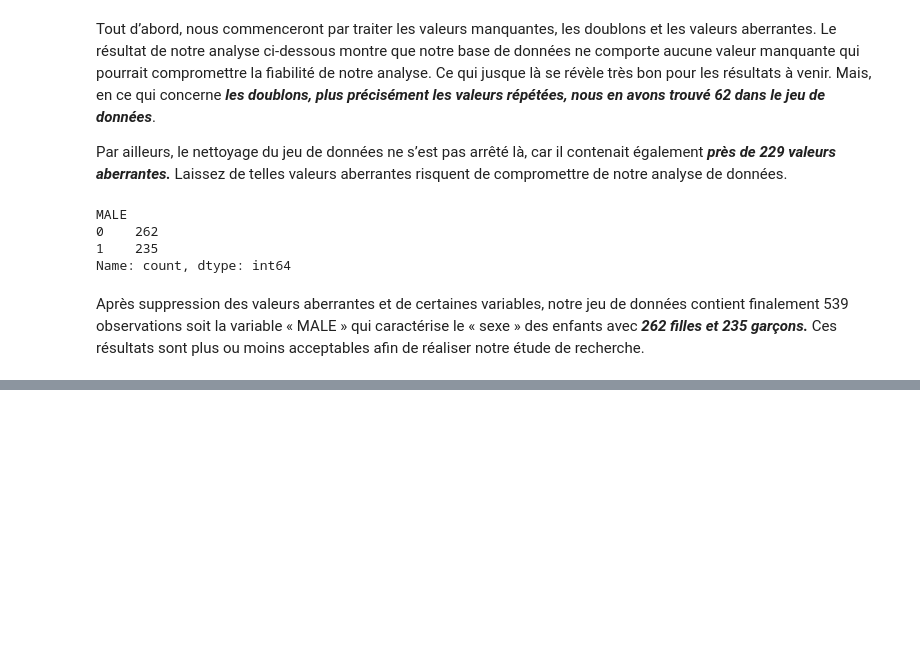
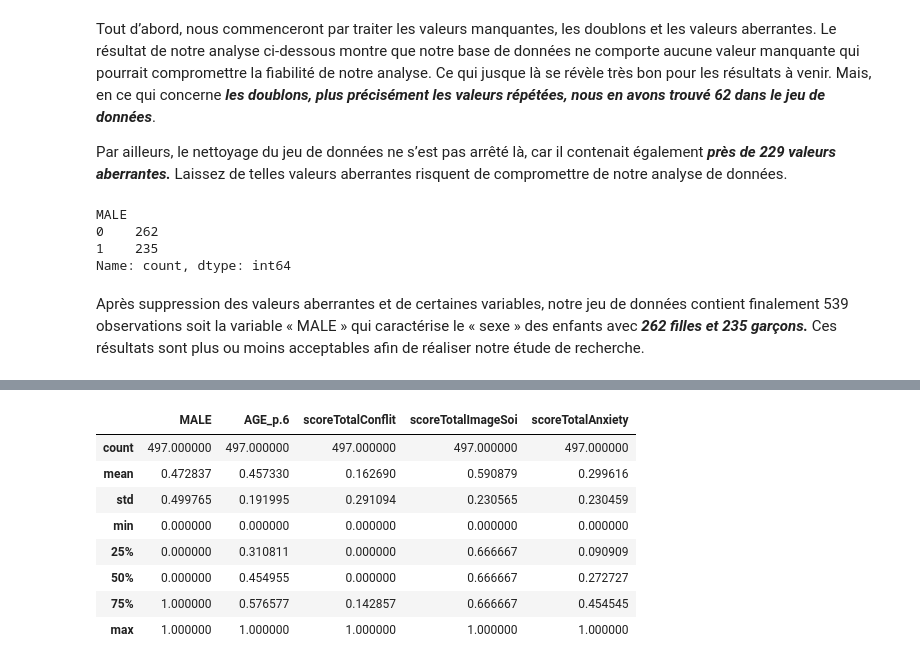
Before and after one commit to Abdiasarsene/Data-analysis, a Jupyter notebook: Analyses des données/anxiety.ipynb, the cells around one changed output, grey strips where cells are left out. Saved outputs shown, nothing was run; the diff lists cells and outputs as text; code cells hidden in the pictures; blank space fills up the shorter version.

```diff
--- a/Analyses des données/anxiety.ipynb
+++ b/Analyses des données/anxiety.ipynb
@@ -206,0 +234,14 @@ Après suppression des valeurs aberrantes et de certaines variables, notre jeu d
+# %%
+# statistique descriptive
+statistic= datasoinorma.describe()
+statistic
+# %% [output]
+|  | MALE | AGE_p.6 | scoreTotalConflit | scoreTotalImageSoi | scoreTotalAnxiety |
+| count | 497.000000 | 497.000000 | 497.000000 | 497.000000 | 497.000000 |
+| mean | 0.472837 | 0.457330 | 0.162690 | 0.590879 | 0.299616 |
+| std | 0.499765 | 0.191995 | 0.291094 | 0.230565 | 0.230459 |
+| min | 0.000000 | 0.000000 | 0.000000 | 0.000000 | 0.000000 |
+| 25% | 0.000000 | 0.310811 | 0.000000 | 0.666667 | 0.090909 |
+| 50% | 0.000000 | 0.454955 | 0.000000 | 0.666667 | 0.272727 |
+| 75% | 1.000000 | 0.576577 | 0.142857 | 0.666667 | 0.454545 |
+| max | 1.000000 | 1.000000 | 1.000000 | 1.000000 | 1.000000 |
```
Also changed, not shown: parts of 11 cells of this notebook, 1 other file.
